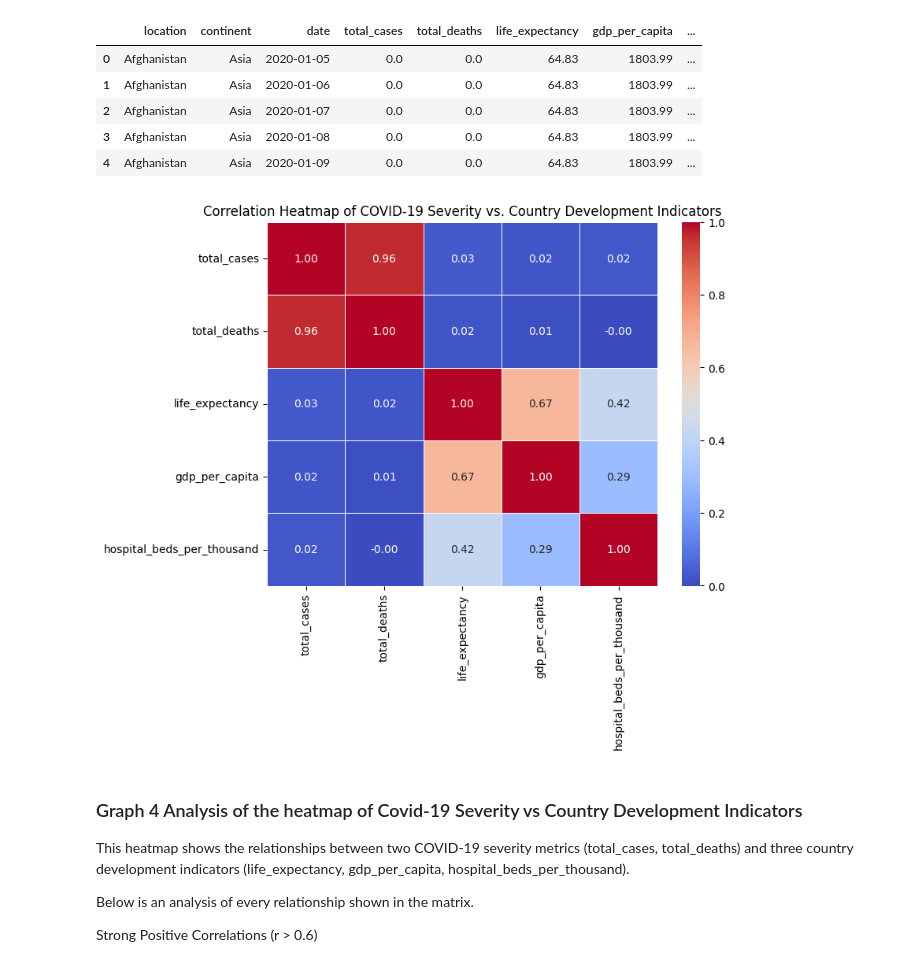
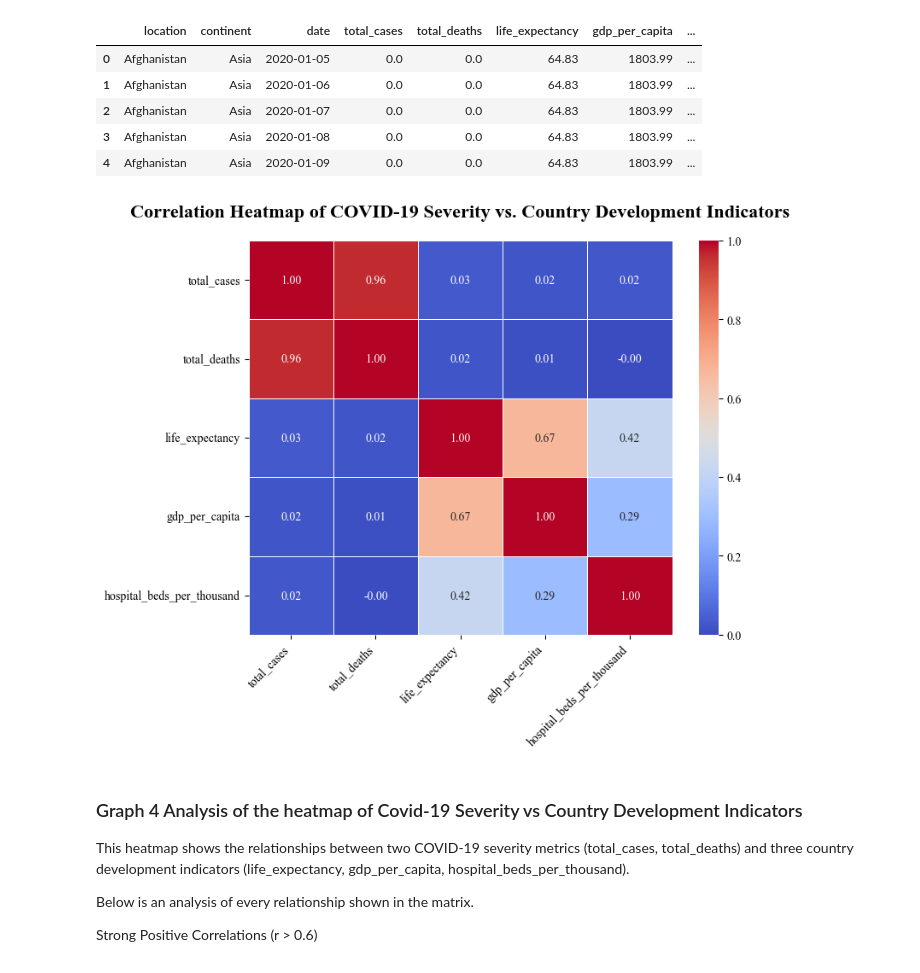
Before and after one commit to lkhellah/DataWithPython, a Jupyter notebook: data-cleaning.ipynb, the cells around one changed output. Saved outputs shown, nothing was run; the diff lists cells and outputs as text; code cells hidden in the pictures.

Commit message:
made visual adjustments on all visualizations

```diff
--- a/data-cleaning.ipynb
+++ b/data-cleaning.ipynb
@@ -274,6 +278,9 @@ import seaborn as sns
 Let's beginning with histograms, analyzing the relationship between location and cases. This will allow us to see which locations had a higher mortality rate giving us a better idea of what countries were affected the most.
 <br>Following this, we will take a look at how many cases resulted in death, and how that number changed over time.
 # %%
+
+plt.rcParams['font.family'] = 'serif'
+plt.rcParams['font.serif'] = ['Times New Roman']
 
 # Generate Plot
 graph = sns.relplot(
@@ -289,9 +296,11 @@ graph = sns.relplot(
 
 # Titles & labels
 graph.figure.subplots_adjust(top=0.9)
-graph.figure.suptitle("New COVID-19 Cases per Million People by Continent")
-graph.set_titles("{col_name}")
-graph.set_axis_labels("Year", "New Cases per Million")
+graph.figure.suptitle("New COVID-19 Cases per Million People by Continent", fontsize=22, weight="bold")
+graph.figure.subplots_adjust(top=0.88)
+graph.set_titles("{col_name}", size=16, style="italic")
+graph.set_axis_labels("Year", "New Cases per Million", size=14)
+
 sns.despine()
 plt.show()
 # %% [output]
@@ -310,6 +319,9 @@ Across all continents, the trend converges toward minimal new cases by 2023, ref
 
 For this we'll be analyzing the correlation between life-expectancy of a demographic and covid-deaths using a scatter plot. This will help build clarity on who were the most at risk and what factors to consider when analyzing the data further.
 # %%
+plt.rcParams['font.family'] = 'serif'
+plt.rcParams['font.serif'] = ['Times New Roman']
+
 plt.figure(figsize=(8,6))
 sns.scatterplot(data=covid_df_cleaned,
     x="life_expectancy",
@@ -319,7 +331,7 @@ sns.scatterplot(data=covid_df_cleaned,
     s = 20)
 
 
-plt.title("Life Expectancy vs New Deaths per Million")
+plt.title("Life Expectancy vs New Deaths per Million", fontsize=16, weight="bold", pad=20)
 plt.xlabel("Life Expectancy (years)")
 plt.ylabel("New Deaths (7-day avg, per million)")
 plt.tight_layout()
@@ -336,6 +348,8 @@ The distribution shows a weak relationship between life expectancy and mortality
 This heatmap visualizes the Pearson correlation coefficients between various COVID-19 and demographic metrics. The color intensity and value within each cell indicate the strength and direction of the linear relationship between the two corresponding variables.
 # %%
 # Graph 3: Correlation Heatmap of Key Variables
+plt.rcParams['font.family'] = 'serif'
+plt.rcParams['font.serif'] = ['Times New Roman']
 
 # Select numeric columns to correlate
 corr_cols = ['total_cases', 'new_cases', 'total_deaths', 'new_deaths', 'life_expectancy', 'population']
@@ -344,6 +358,10 @@ corr_matrix = covid_df_cleaned[corr_cols].corr()
 # Plot heatmap
 plt.figure(figsize=(8,6))
 sns.heatmap(corr_matrix, annot=True, fmt=".2f", cmap="coolwarm", cbar=True)
-plt.title("Correlation Heatmap of Key COVID-19 Metrics")
+plt.title("Correlation Heatmap of Key COVID-19 Metrics", fontsize=16, weight="bold", pad=20)
+
+plt.xticks(rotation=45, ha='right')
+plt.yticks(rotation=0)
+
 plt.show()
 # %% [output]
@@ -412,23 +430,27 @@ Subset shape: (279558, 8)
 # %%
 import matplotlib.pyplot as plt
 import seaborn as sns
 
 # Select numeric columns for correlation
 heatmap_cols = [
     'total_cases', 'total_deaths',
     'life_expectancy', 'gdp_per_capita',
     'hospital_beds_per_thousand'
 ]
 
 corr_matrix = subset_df[heatmap_cols].corr()
 
+plt.rcParams['font.family'] = 'serif'
+plt.rcParams['font.serif'] = ['Times New Roman']
+
 plt.figure(figsize=(8,6))
 sns.heatmap(corr_matrix, annot=True, fmt=".2f",
             cmap="coolwarm", linewidths=.5)
-plt.title("Correlation Heatmap of COVID-19 Severity vs. Country Development Indicators")
+plt.xticks(rotation=45, ha='right')
+plt.title("Correlation Heatmap of COVID-19 Severity vs. Country Development Indicators", fontsize=16, weight="bold", pad =20)
 plt.show()
 # %% [output]
-[figure, old version]
+[figure, new version]
 # %% [markdown]
 ### Graph 4 Analysis of the heatmap of Covid-19 Severity vs Country Development Indicators
 
```
Also changed, not shown: parts of 5 cells of this notebook.
